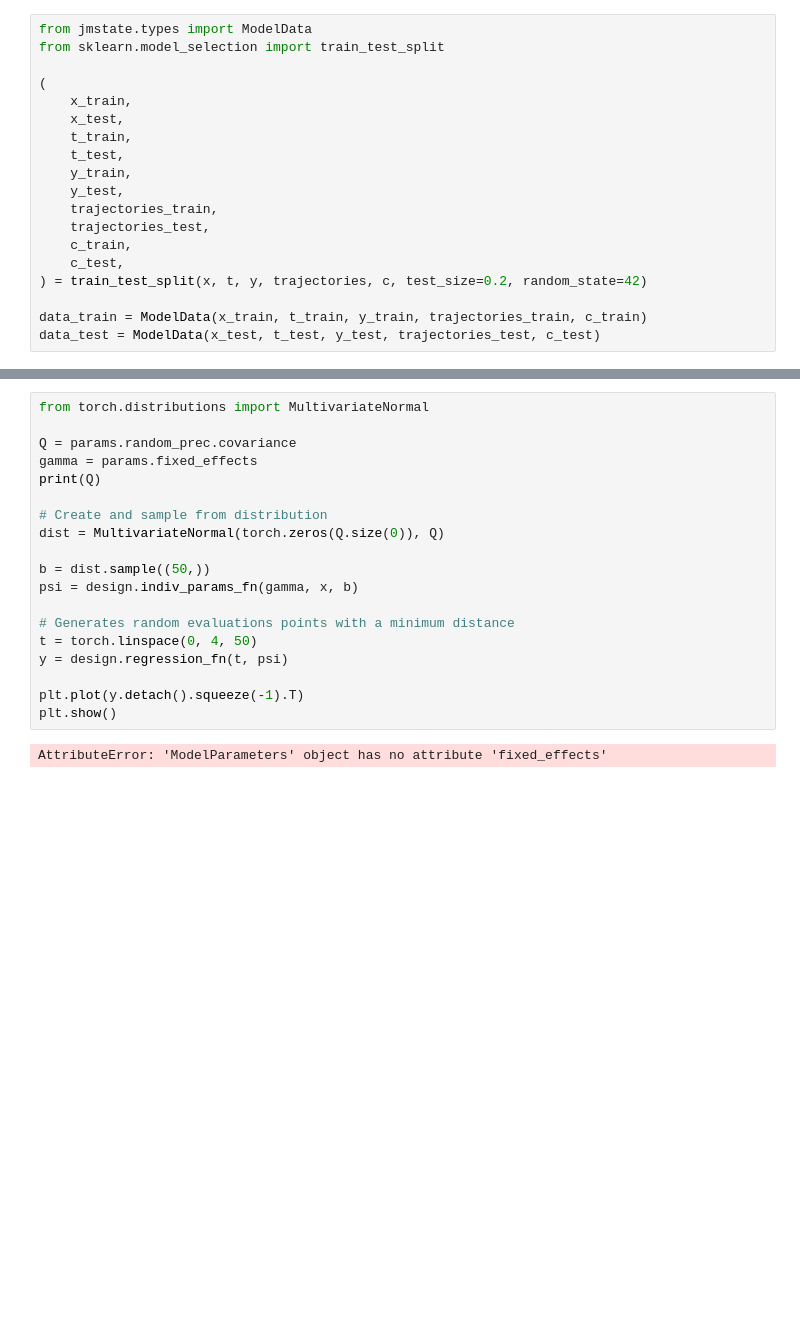
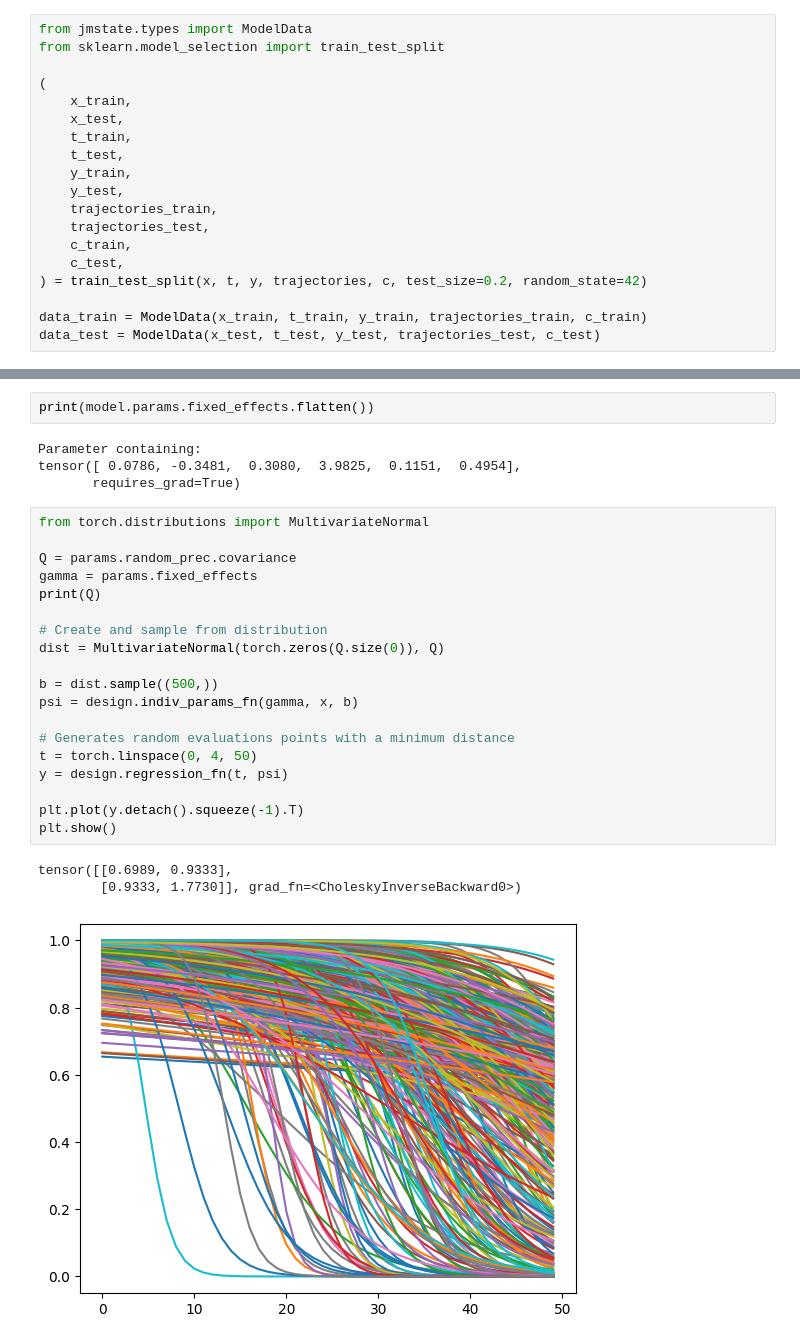
Before and after one commit to felixlaplante0/multistate-paper, a Jupyter notebook: scripts/paquid-test.ipynb, the cells around one changed output, grey strips where cells are left out. Drawn from its saved outputs; the diff is of its cells as text; blank space fills up the shorter version.

```diff
--- a/scripts/paquid-test.ipynb
+++ b/scripts/paquid-test.ipynb
@@ -155,23 +137,31 @@ plt.show()
+# %%
+print(model.params.fixed_effects.flatten())
+# %% [output]
+Parameter containing:
+tensor([ 0.0786, -0.3481,  0.3080,  3.9825,  0.1151,  0.4954],
+       requires_grad=True)
 # %%
 from torch.distributions import MultivariateNormal
 
 Q = params.random_prec.covariance
 gamma = params.fixed_effects
 print(Q)
 
 # Create and sample from distribution
 dist = MultivariateNormal(torch.zeros(Q.size(0)), Q)
 
-b = dist.sample((50,))
+b = dist.sample((500,))
 psi = design.indiv_params_fn(gamma, x, b)
 
 # Generates random evaluations points with a minimum distance
 t = torch.linspace(0, 4, 50)
 y = design.regression_fn(t, psi)
 
 plt.plot(y.detach().squeeze(-1).T)
 plt.show()
 # %% [output]
-AttributeError: 'ModelParameters' object has no attribute 'fixed_effects'
+tensor([[0.6989, 0.9333],
+        [0.9333, 1.7730]], grad_fn=<CholeskyInverseBackward0>)
+[figure, added]
 # %%
 from dataclasses import replace
```
Also changed, not shown: parts of 8 cells of this notebook.
